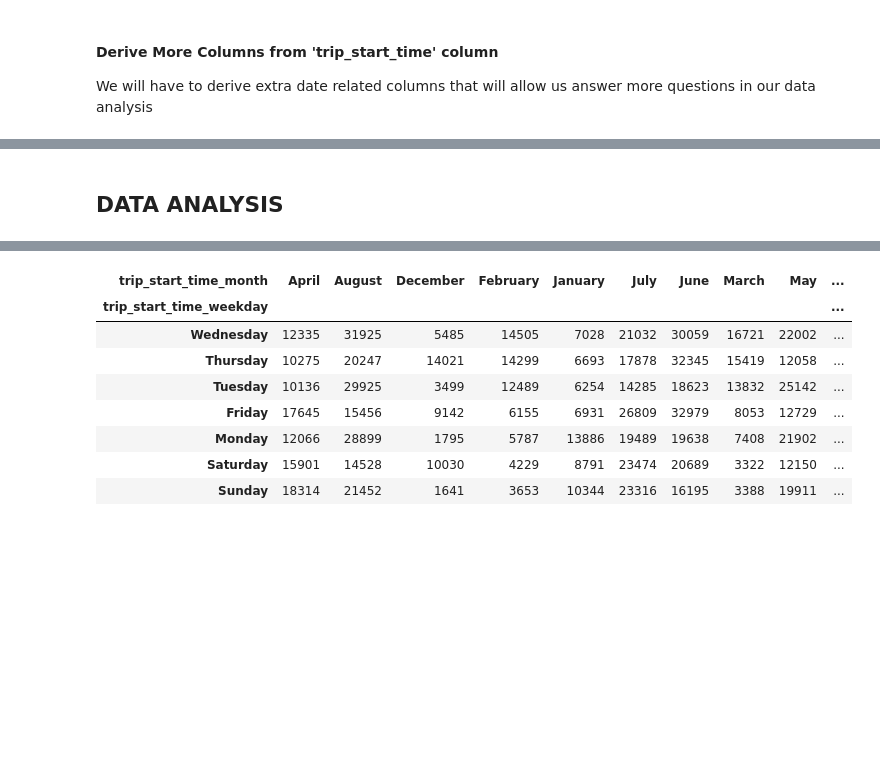
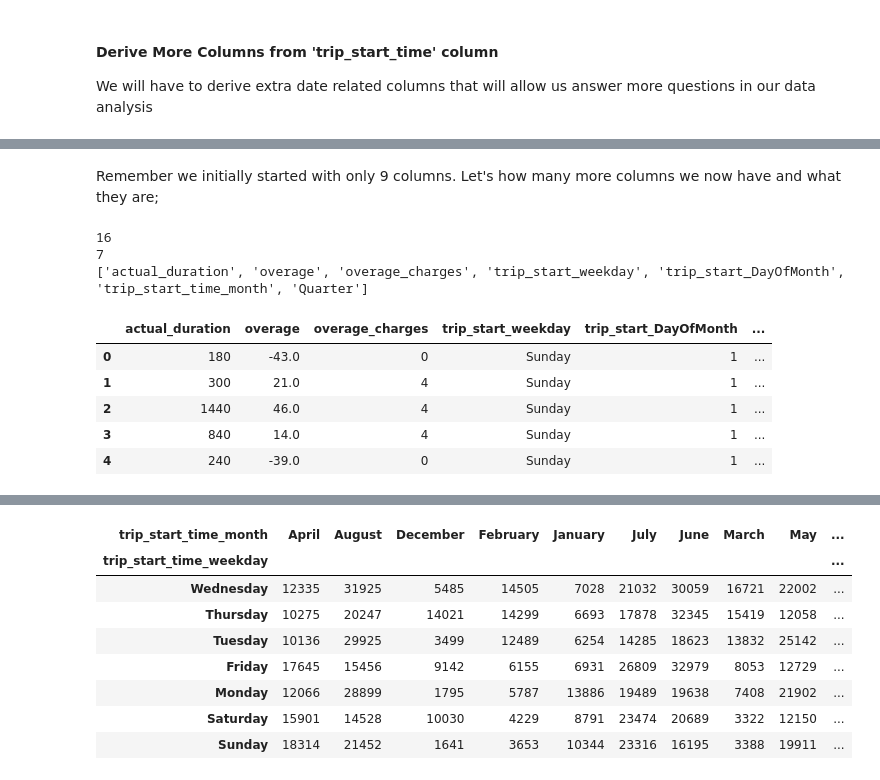
Before and after one commit to PrinceDuru/Operations_Analysis, a Jupyter notebook: Toronto_Bike_Share_Data_Analysis_Code.ipynb, the cells around one changed output, grey strips where cells are left out. Cells and saved outputs as stored; diff of their text form; code cells hidden in the pictures; blank space fills up the shorter version.

```diff
--- a/Toronto_Bike_Share_Data_Analysis_Code.ipynb
+++ b/Toronto_Bike_Share_Data_Analysis_Code.ipynb
@@ -436,2 +409,0 @@ data.sample(2)
-# %% [markdown]
-## DATA ANALYSIS
@@ -437,0 +414,24 @@ data.sample(2)
+# %% [markdown]
+Remember we initially started with only 9 columns.
+Let's how many more columns we now have and what they are;
+# %%
+print(df_2017.shape[1]) # Current number of columns
+
+print(len(df_2017.columns.tolist()[9:])) # Number of derived columns
+
+print(df_2017.columns.tolist()[9:]) # Print the new derived columns
+# %% [output]
+16
+7
+['actual_duration', 'overage', 'overage_charges', 'trip_start_weekday', 'trip_start_DayOfMonth', 'trip_start_time_month', 'Quarter']
+# %%
+# show records of the derived columns
+
+df_2017[df_2017.columns.tolist()[9:]].head()
+# %% [output]
+|  | actual_duration | overage | overage_charges | trip_start_weekday | trip_start_DayOfMonth | ... |
+| 0 | 180 | -43.0 | 0 | Sunday | 1 | ... |
+| 1 | 300 | 21.0 | 4 | Sunday | 1 | ... |
+| 2 | 1440 | 46.0 | 4 | Sunday | 1 | ... |
+| 3 | 840 | 14.0 | 4 | Sunday | 1 | ... |
+| 4 | 240 | -39.0 | 0 | Sunday | 1 | ... |
```
Also changed, not shown: parts of 16 cells of this notebook.
